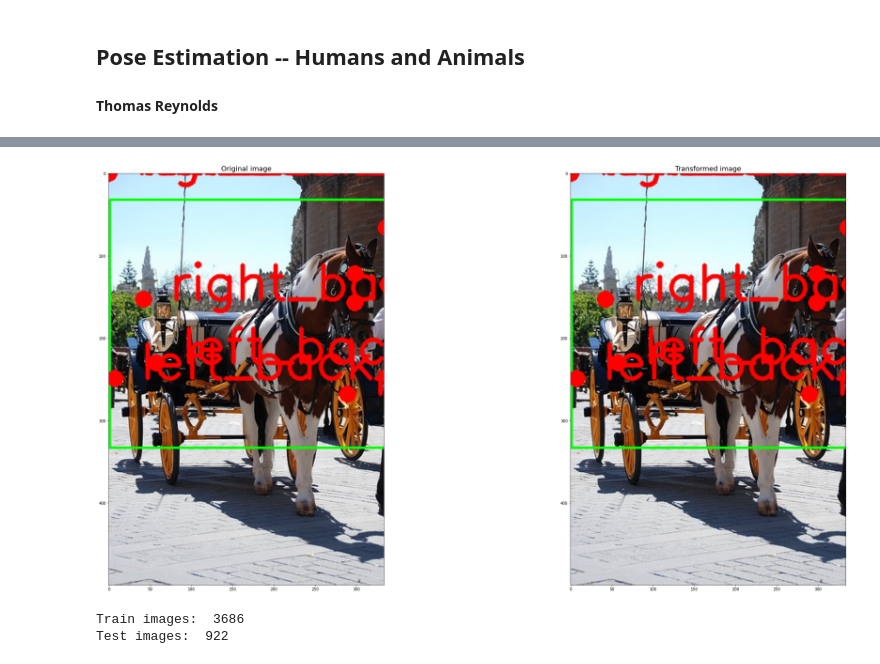
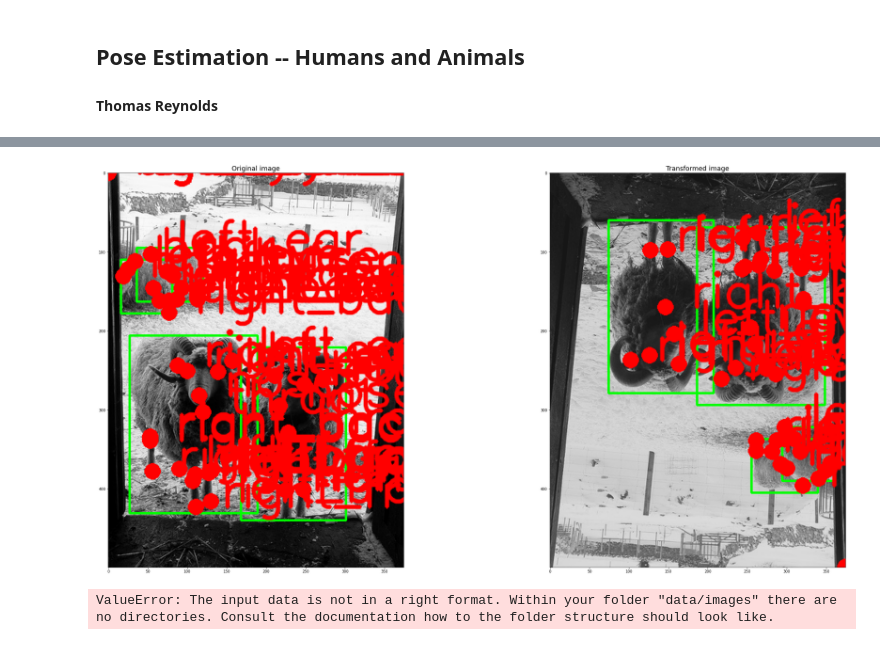
Before and after one commit to thomasreynolds4881/Animal-Keypoint-Estimation, a Jupyter notebook: estimation.ipynb, the cells around one changed output, grey strips where cells are left out. Drawn from its saved outputs; the diff is of its cells as text; code cells hidden in the pictures.

Commit message:
Updated gitignore, working on splitting into train and test

```diff
--- a/estimation.ipynb
+++ b/estimation.ipynb
@@ -25,7 +27,7 @@ from utils import collate_fn
 from engine import train_one_epoch, evaluate
 # %%
 # Plot the keypoints and bounding box for some images
-for i in range(100,110):
+for i in sample(range(1,3608),5):
 
     # Read in keypoints data
     with open('data/annotations.json') as f:
@@ -53,12 +55,13 @@ for i in range(100,110):
     plt.imshow(test_img)
 
     # Create a Rectangle patch
+    rects = []
     for bbox in key_data['bboxes']:
-        print(bbox)
-        rect = patches.Rectangle((bbox[0], bbox[1]), bbox[2] - bbox[0], bbox[3] - bbox[1], linewidth=1, edgecolor='r', facecolor='none')
+        rects.append(patches.Rectangle((bbox[0], bbox[1]), bbox[2] - bbox[0], bbox[3] - bbox[1], linewidth=1, edgecolor='r', facecolor='none'))
 
     # Add the patch to the Axes
-    ax.add_patch(rect)
+    for rect in rects:
+        ax.add_patch(rect)
 
     plt.show()
     plt.clf()
@@ -138,7 +138,7 @@ class ClassDataset(Dataset):
                 for k_idx, kp in enumerate(obj): # Iterating over keypoints in each object
                     # kp - coordinates of keypoint
                     # keypoints_original[o_idx][k_idx][2] - original visibility of keypoint
-                    obj_keypoints.append(kp + [keypoints_original[o_idx][k_idx][2]])
+                    obj_keypoints.append(kp + [keypoints_original[0][k_idx][2]])
                 keypoints.append(obj_keypoints)
 
         else:
@@ -188,8 +204,8 @@ IndexError: list index out of range
 
 keypoints_classes_ids2names = {0:"left_eye", 1:"right_eye", 2:"nose", 3:"left_ear", 4:"right_ear", 5:"left_front_elbow",
     6:"right_front_elbow", 7:"left_back_elbow", 8:"right_back_elbow", 9:"left_front_knee", 10:"right_front_knee",
-    11:"left_back_knee", 12:"right_back_knee", 13:"left_front_paw", 14:"right_front_paw", 15:"left_back_paw",
-    16:"right_back_paw", 17:"throat", 18:"withers", 19:"tailbase"}
+    11:"left_back_knee", 12:"right_back_knee", 13:"left_front_foot", 14:"right_front_foot", 15:"left_back_foot",
+    16:"right_back_foot", 17:"throat", 18:"back", 19:"tailbase"}
 
 def visualize(image, bboxes, keypoints, image_original=None, bboxes_original=None, keypoints_original=None):
     fontsize = 18
@@ -216,43 +232,31 @@ def visualize(image, bboxes, keypoints, image_original=None, bboxes_original=Non
 
         for kps in keypoints_original:
             for idx, kp in enumerate(kps):
                 image_original = cv2.circle(image_original, tuple(kp), 5, (255,0,0), 10)
                 image_original = cv2.putText(image_original, " " + keypoints_classes_ids2names[idx], tuple(kp), cv2.FONT_HERSHEY_SIMPLEX, 2, (255,0,0), 3, cv2.LINE_AA)
 
         f, ax = plt.subplots(1, 2, figsize=(40, 20))
 
         ax[0].imshow(image_original)
         ax[0].set_title('Original image', fontsize=fontsize)
 
         ax[1].imshow(image)
         ax[1].set_title('Transformed image', fontsize=fontsize)
 
 image = (batch[0][0].permute(1,2,0).numpy() * 255).astype(np.uint8)
 bboxes = batch[1][0]['boxes'].detach().cpu().numpy().astype(np.int32).tolist()
 
 keypoints = []
 for kps in batch[1][0]['keypoints'].detach().cpu().numpy().astype(np.int32).tolist():
     keypoints.append([kp[:2] for kp in kps])
 
 image_original = (batch[2][0].permute(1,2,0).numpy() * 255).astype(np.uint8)
 bboxes_original = batch[3][0]['boxes'].detach().cpu().numpy().astype(np.int32).tolist()
 
 keypoints_original = []
 for kps in batch[3][0]['keypoints'].detach().cpu().numpy().astype(np.int32).tolist():
     keypoints_original.append([kp[:2] for kp in kps])
 
 visualize(image, bboxes, keypoints, image_original, bboxes_original, keypoints_original)
 # %% [output]
-[figure, old version]
+[figure, new version]
-# %%
-# Get test and train sets
-images = img_info['images']
-train_size = int(0.8 * len(images))
-test_size = len(images) - train_size
-train_dataset, test_dataset = torch.utils.data.random_split(images, [train_size, test_size])
-
-print("Train images: ", len(train_dataset))
-print("Test images: ", len(test_dataset))
-# %% [output]
-Train images:  3686
-Test images:  922
@@ -279,0 +263,5 @@ class Hourglass(torch.nn.Module):
+# %%
+# Split into train and test folders
+splitfolders.ratio('data/images', output="output", seed=1337, ratio=(.8, 0.1,0.1))
+# %% [output]
+ValueError: The input data is not in a right format. Within your folder "data/images" there are no directories. Consult the documentation how to the folder structure should look like.
```
Also changed, not shown: parts of 6 cells of this notebook, 1 other file.
